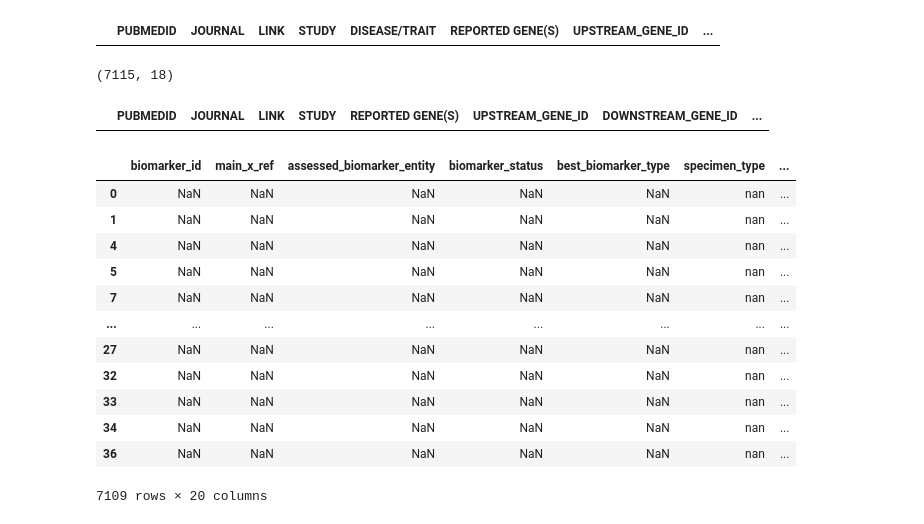
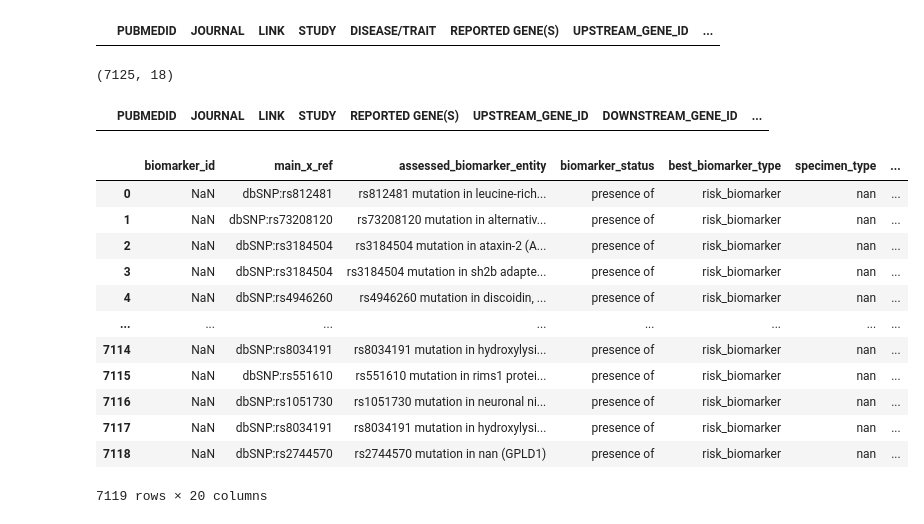
Before and after one commit to clinical-biomarkers/biomarker-partnership, a Jupyter notebook: src/gwas.ipynb, the cells around one changed output. Drawn from its saved outputs; the diff is of its cells as text; code cells hidden in the pictures.

```diff
--- a/src/gwas.ipynb
+++ b/src/gwas.ipynb
@@ -77,64 +79,80 @@ gwas_df.shape
 # %%
 # drop rows that have a ';' in the mapped gene data
 gwas_df.drop(index = list(gwas_df[gwas_df['biomarker'].str.contains(';')].index), inplace = True)
+gwas_df.reset_index(drop = True, inplace = True)
 gwas_df[gwas_df['biomarker'].str.contains(';')]
 # %% [output]
 |  | PUBMEDID | JOURNAL | LINK | STUDY | DISEASE/TRAIT | REPORTED GENE(S) | UPSTREAM_GENE_ID | ... |
 # %%
 # drop rows that have a range listed in the mapped gene data
 gwas_df.drop(index = list(gwas_df[gwas_df['biomarker'].str.contains(' - ')].index), inplace = True)
+gwas_df.reset_index(drop = True, inplace = True)
 gwas_df[gwas_df['biomarker'].str.contains(' - ')]
 # %% [output]
 |  | PUBMEDID | JOURNAL | LINK | STUDY | DISEASE/TRAIT | REPORTED GENE(S) | UPSTREAM_GENE_ID | ... |
 # %%
 # split on the disease column when a list is provided
 gwas_df = helper.split_col_on_delim(df = gwas_df, split_column = 'DISEASE/TRAIT', new_col_name = 'disease', delim = ',')
+gwas_df.reset_index(drop = True, inplace = True)
 gwas_df.shape
 # %% [output]
-(7115, 18)
+(7125, 18)
 # %%
 # drop rows that have x formatted SNPS values
 gwas_df.drop(index = list(gwas_df[gwas_df['SNPS'].str.contains(' x ')].index), inplace = True)
+gwas_df.reset_index(drop = True, inplace = True)
 gwas_df[gwas_df['SNPS'].str.contains(' x ')]
 # %% [output]
 |  | PUBMEDID | JOURNAL | LINK | STUDY | REPORTED GENE(S) | UPSTREAM_GENE_ID | DOWNSTREAM_GENE_ID | ... |
 # %%
 # gene column
 gene_series = gwas_df['biomarker']
 helper.populate_col(source = gene_series, target_col = 'gene')
 
 # rs id column
 rs_id_series = gwas_df['SNPS'].apply(lambda x: x[2:])
 helper.populate_col(source = rs_id_series, target_col = 'rs_id', dtype = 'Int64')
 
 # evidence source column
 evidence_series = gwas_df['Evidence'] = 'GWAS Catalog|https://www.ebi.ac.uk/gwas/search?query=' + gwas_df['biomarker']
 helper.populate_col(source = evidence_series, target_col = 'evidence_source')
 
 # notes column
 notes_series = pd.Series('GRCh38', index = helper.biomarker_df.index)
 helper.populate_col(source = notes_series, target_col = 'notes')
 
 # disease name column
 disease_series = gwas_df['disease'].str.lower()
 helper.populate_col(source = disease_series, target_col = 'disease')
 
 # assessed entity type column
 assessed_type_series = pd.Series('gene or protein', index = helper.biomarker_df.index)
 helper.populate_col(source = assessed_type_series, target_col = 'assessed_entity_type')
 
+# main_x_ref column
+helper.map_x_ref(prefix = 'dbSNP:rs')
+
+# biomarker status column
+helper.set_biomarker_status(val = 'presence of')
+
+# best biomarker type column
+helper.set_best_biomarker_type(val = 'risk_biomarker')
+
+# assessed entity type column
+helper.set_assessed_entity_type(val = 'gene')
+
 helper.biomarker_df
 # %% [output]
 |  | biomarker_id | main_x_ref | assessed_biomarker_entity | biomarker_status | best_biomarker_type | specimen_type | ... |
-| 0 | NaN | NaN | NaN | NaN | NaN | nan | ... |
-| 1 | NaN | NaN | NaN | NaN | NaN | nan | ... |
-| 4 | NaN | NaN | NaN | NaN | NaN | nan | ... |
-| 5 | NaN | NaN | NaN | NaN | NaN | nan | ... |
-| 7 | NaN | NaN | NaN | NaN | NaN | nan | ... |
+| 0 | NaN | dbSNP:rs812481 | rs812481 mutation in leucine-rich... | presence of | risk_biomarker | nan | ... |
+| 1 | NaN | dbSNP:rs73208120 | rs73208120 mutation in alternativ... | presence of | risk_biomarker | nan | ... |
+| 2 | NaN | dbSNP:rs3184504 | rs3184504 mutation in ataxin-2 (A... | presence of | risk_biomarker | nan | ... |
+| 3 | NaN | dbSNP:rs3184504 | rs3184504 mutation in sh2b adapte... | presence of | risk_biomarker | nan | ... |
+| 4 | NaN | dbSNP:rs4946260 | rs4946260 mutation in discoidin, ... | presence of | risk_biomarker | nan | ... |
 | ... | ... | ... | ... | ... | ... | ... | ... |
-| 27 | NaN | NaN | NaN | NaN | NaN | nan | ... |
-| 32 | NaN | NaN | NaN | NaN | NaN | nan | ... |
-| 33 | NaN | NaN | NaN | NaN | NaN | nan | ... |
-| 34 | NaN | NaN | NaN | NaN | NaN | nan | ... |
-| 36 | NaN | NaN | NaN | NaN | NaN | nan | ... |
+| 7114 | NaN | dbSNP:rs8034191 | rs8034191 mutation in hydroxylysi... | presence of | risk_biomarker | nan | ... |
+| 7115 | NaN | dbSNP:rs551610 | rs551610 mutation in rims1 protei... | presence of | risk_biomarker | nan | ... |
+| 7116 | NaN | dbSNP:rs1051730 | rs1051730 mutation in neuronal ni... | presence of | risk_biomarker | nan | ... |
+| 7117 | NaN | dbSNP:rs8034191 | rs8034191 mutation in hydroxylysi... | presence of | risk_biomarker | nan | ... |
+| 7118 | NaN | dbSNP:rs2744570 | rs2744570 mutation in nan (GPLD1) | presence of | risk_biomarker | nan | ... |
-7109 rows × 20 columns
+7119 rows × 20 columns
```
Also changed, not shown: parts of 2 cells of this notebook.
